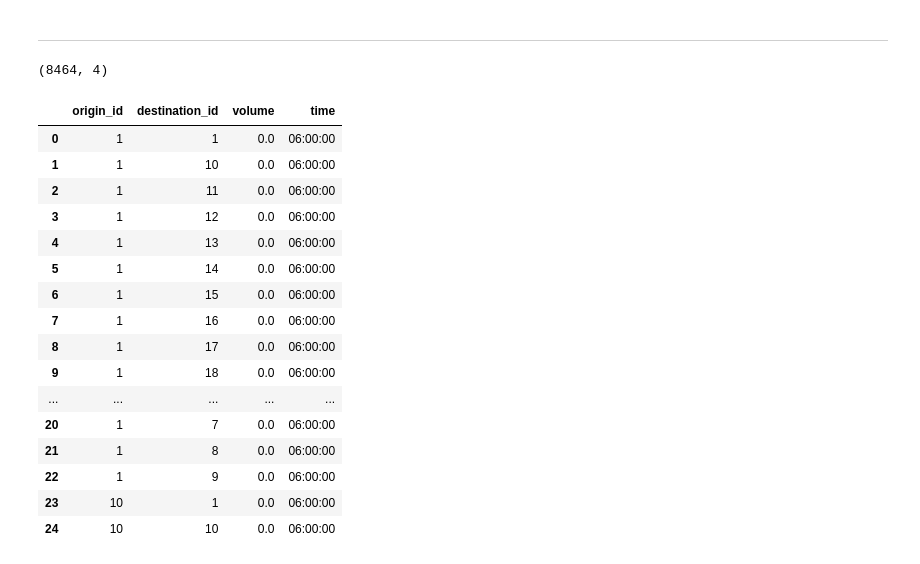
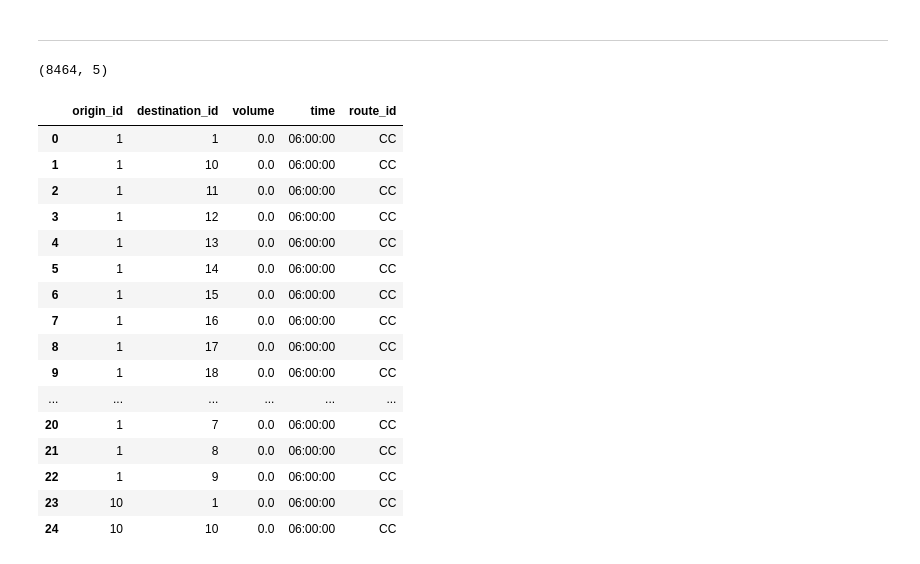
Before and after one commit to morgan1461/transportation-planning, a Jupyter notebook: od_pairs.ipynb, the cells around one changed output. Cells and saved outputs as stored; diff of their text form; code cells hidden in the pictures.

```diff
--- a/od_pairs.ipynb
+++ b/od_pairs.ipynb
@@ -651,51 +651,52 @@ def sheet_name_to_time(sheet_name):
     return time(hour=hour)
 
 
 hourly_long_frames = []
 for sheet_name in hourly_sheets:
     df_raw = pd.read_excel(test_case_path, sheet_name=sheet_name, header=None)
     od_matrix = format_od_matrix(df_raw)
 
     # normalize any carryover destination/origin labels back to the original stop numbers 1-6
     od_matrix.index = [normalize_stop_num(x) for x in od_matrix.index]
     od_matrix.columns = [normalize_stop_num(x) for x in od_matrix.columns]
 
     # sum carryover rows/cols into their normalized stop number so each stop appears once
     od_matrix = od_matrix.groupby(level=0).sum()
     od_matrix = od_matrix.T.groupby(level=0).sum().T
 
     sheet_long = od_matrix_to_long(od_matrix)
     sheet_long['origin_id'] = sheet_long['origin_id'].astype(str)
     sheet_long['destination_id'] = sheet_long['destination_id'].astype(str)
     sheet_long = sheet_long.groupby(['origin_id', 'destination_id'], as_index=False)['volume'].sum()
     sheet_long['time'] = sheet_name_to_time(sheet_name)
+    sheet_long['route_id'] = 'CC'
 
     hourly_long_frames.append(sheet_long)
 
 hourly_long_df = pd.concat(hourly_long_frames, ignore_index=True)
 hourly_long_df.to_csv('cc_od_matrix_long_hourly.csv', index=False)
 
 print(hourly_long_df.shape)
 hourly_long_df.head(25)
 # %% [output]
-(8464, 4)
+(8464, 5)
-|  | origin_id | destination_id | volume | time |
-| 0 | 1 | 1 | 0.0 | 06:00:00 |
-| 1 | 1 | 10 | 0.0 | 06:00:00 |
-| 2 | 1 | 11 | 0.0 | 06:00:00 |
-| 3 | 1 | 12 | 0.0 | 06:00:00 |
-| 4 | 1 | 13 | 0.0 | 06:00:00 |
-| 5 | 1 | 14 | 0.0 | 06:00:00 |
-| 6 | 1 | 15 | 0.0 | 06:00:00 |
-| 7 | 1 | 16 | 0.0 | 06:00:00 |
-| 8 | 1 | 17 | 0.0 | 06:00:00 |
-| 9 | 1 | 18 | 0.0 | 06:00:00 |
-| ... | ... | ... | ... | ... |
-| 20 | 1 | 7 | 0.0 | 06:00:00 |
-| 21 | 1 | 8 | 0.0 | 06:00:00 |
-| 22 | 1 | 9 | 0.0 | 06:00:00 |
-| 23 | 10 | 1 | 0.0 | 06:00:00 |
-| 24 | 10 | 10 | 0.0 | 06:00:00 |
+|  | origin_id | destination_id | volume | time | route_id |
+| 0 | 1 | 1 | 0.0 | 06:00:00 | CC |
+| 1 | 1 | 10 | 0.0 | 06:00:00 | CC |
+| 2 | 1 | 11 | 0.0 | 06:00:00 | CC |
+| 3 | 1 | 12 | 0.0 | 06:00:00 | CC |
+| 4 | 1 | 13 | 0.0 | 06:00:00 | CC |
+| 5 | 1 | 14 | 0.0 | 06:00:00 | CC |
+| 6 | 1 | 15 | 0.0 | 06:00:00 | CC |
+| 7 | 1 | 16 | 0.0 | 06:00:00 | CC |
+| 8 | 1 | 17 | 0.0 | 06:00:00 | CC |
+| 9 | 1 | 18 | 0.0 | 06:00:00 | CC |
+| ... | ... | ... | ... | ... | ... |
+| 20 | 1 | 7 | 0.0 | 06:00:00 | CC |
+| 21 | 1 | 8 | 0.0 | 06:00:00 | CC |
+| 22 | 1 | 9 | 0.0 | 06:00:00 | CC |
+| 23 | 10 | 1 | 0.0 | 06:00:00 | CC |
+| 24 | 10 | 10 | 0.0 | 06:00:00 | CC |
 # %%
 #
 # TODO: Round the numbers of passengers flow
```
Also changed, not shown: parts of 4 cells of this notebook.
